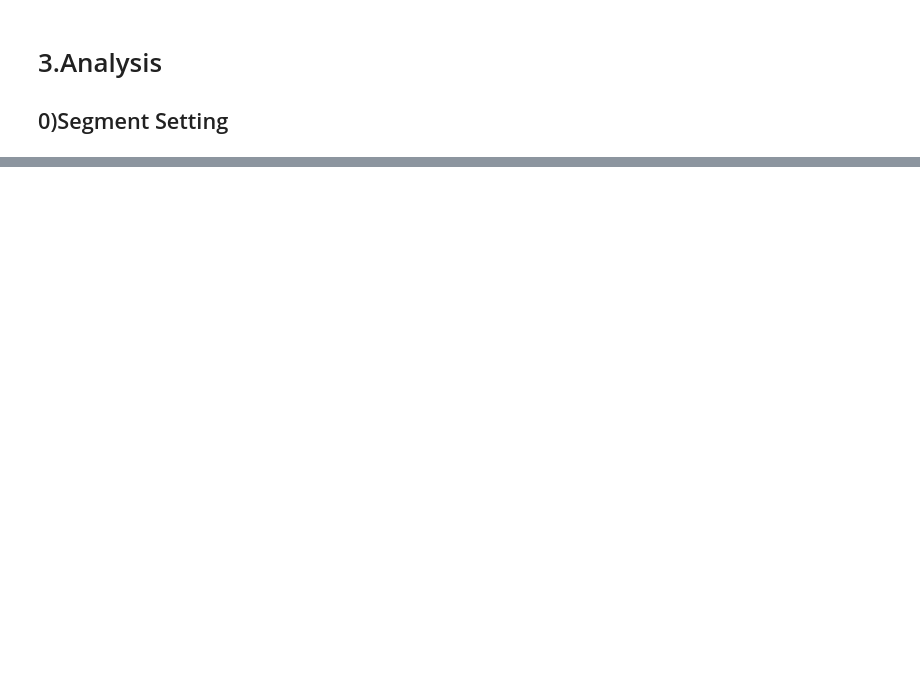
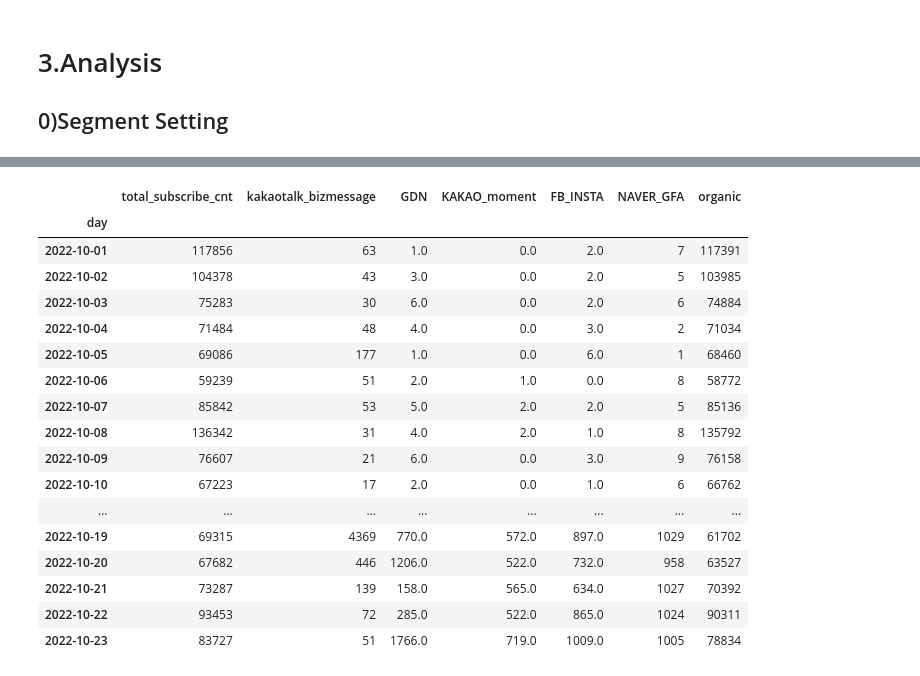
Before and after one commit to tand-datateam-th/kto_prj_git, a Jupyter notebook: [KTO]_Letter_analysis_v1_2210.ipynb, the cells around one changed output, grey strips where cells are left out. Cells and saved outputs as stored; diff of their text form; code cells hidden in the pictures; blank space fills up the shorter version.

```diff
--- a/[KTO]_Letter_analysis_v1_2210.ipynb
+++ b/[KTO]_Letter_analysis_v1_2210.ipynb
@@ -445,17 +179,0 @@ test_th
-# %%
-## exact numbers age/gender by referrs
-_df_gender = pd.DataFrame()
-_df_age = pd.DataFrame()
-
-for key, lst_id in dict_id_referrs_demo.items():
-    if key != 'total':
-        _df = df_prop[df_prop[KEY_ID_DEVICE].isin(lst_id)]
-        _df_gender = pd.concat(
-            [_df_gender, _df['gender'].value_counts().to_frame(name = f'{key}_gender')], axis=1)
-        _df_age = pd.concat(
-            [_df_age, _df['age_group'].value_counts().to_frame(name = f'{key}_age')], axis=1)
-    else:
-        pass
-
-_df_gender
-_df_age
@@ -486,0 +410,30 @@ _df_age
+# %%
+#########################################
+# 1. 구독완료
+#########################################
+## 1) 일별 구독완료 유저 수
+dict_subscribe = {}
+
+df_daily_subscribe = pd.DataFrame()
+df_daily_subscribe = get_daily_cnt(dict_output=dict_subscribe, lst=lst_total_device, nm='subscribe_cnt',
+                    make_sub_dict = True)
+df_daily_subscribe
+# %% [output]
+|  | total_subscribe_cnt | kakaotalk_bizmessage | GDN | KAKAO_moment | FB_INSTA | NAVER_GFA | organic |
+| day |  |  |  |  |  |  |  |
+| 2022-10-01 | 117856 | 63 | 1.0 | 0.0 | 2.0 | 7 | 117391 |
+| 2022-10-02 | 104378 | 43 | 3.0 | 0.0 | 2.0 | 5 | 103985 |
+| 2022-10-03 | 75283 | 30 | 6.0 | 0.0 | 2.0 | 6 | 74884 |
+| 2022-10-04 | 71484 | 48 | 4.0 | 0.0 | 3.0 | 2 | 71034 |
+| 2022-10-05 | 69086 | 177 | 1.0 | 0.0 | 6.0 | 1 | 68460 |
+| 2022-10-06 | 59239 | 51 | 2.0 | 1.0 | 0.0 | 8 | 58772 |
+| 2022-10-07 | 85842 | 53 | 5.0 | 2.0 | 2.0 | 5 | 85136 |
+| 2022-10-08 | 136342 | 31 | 4.0 | 2.0 | 1.0 | 8 | 135792 |
+| 2022-10-09 | 76607 | 21 | 6.0 | 0.0 | 3.0 | 9 | 76158 |
+| 2022-10-10 | 67223 | 17 | 2.0 | 0.0 | 1.0 | 6 | 66762 |
+| ... | ... | ... | ... | ... | ... | ... | ... |
+| 2022-10-19 | 69315 | 4369 | 770.0 | 572.0 | 897.0 | 1029 | 61702 |
+| 2022-10-20 | 67682 | 446 | 1206.0 | 522.0 | 732.0 | 958 | 63527 |
+| 2022-10-21 | 73287 | 139 | 158.0 | 565.0 | 634.0 | 1027 | 70392 |
+| 2022-10-22 | 93453 | 72 | 285.0 | 522.0 | 865.0 | 1024 | 90311 |
+| 2022-10-23 | 83727 | 51 | 1766.0 | 719.0 | 1009.0 | 1005 | 78834 |
```
Also changed, not shown: parts of 42 cells of this notebook.
